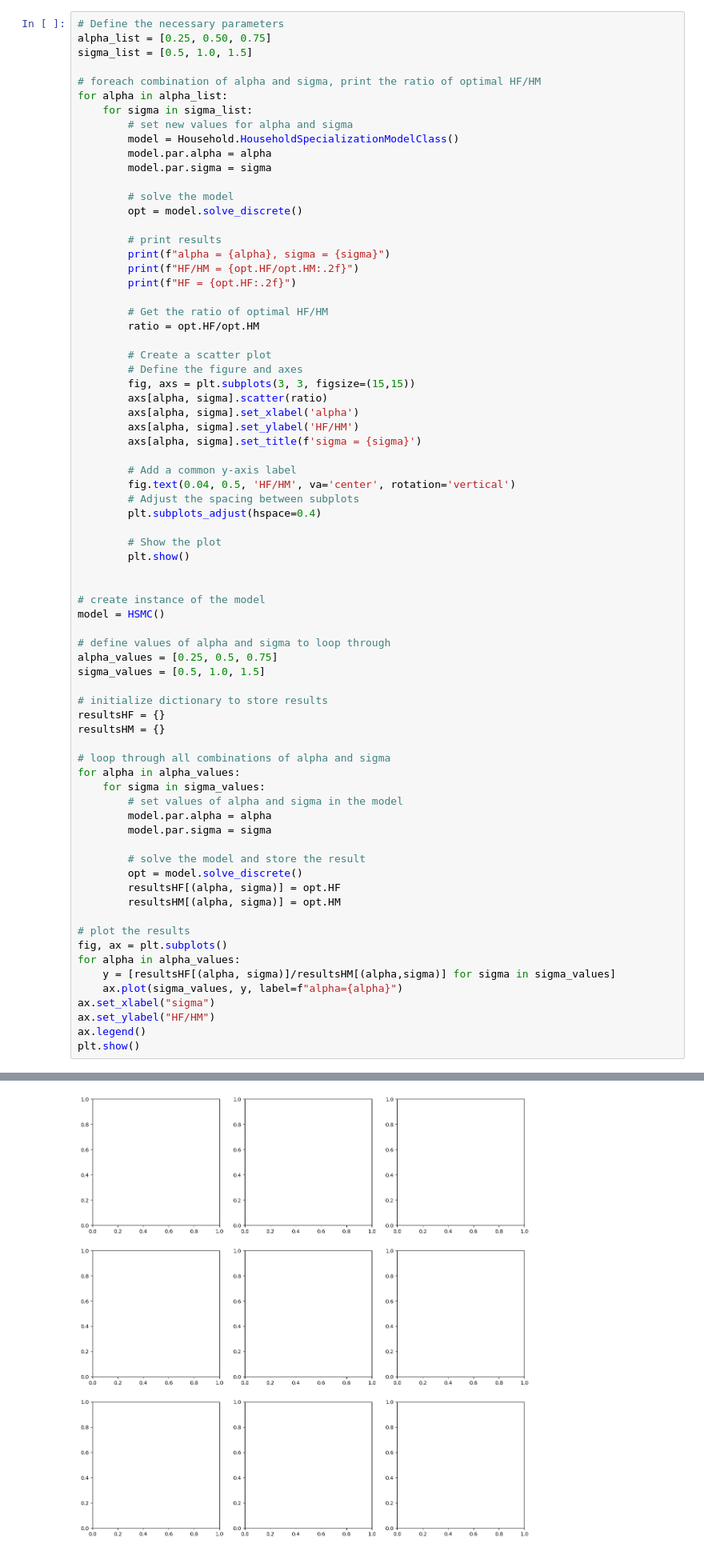
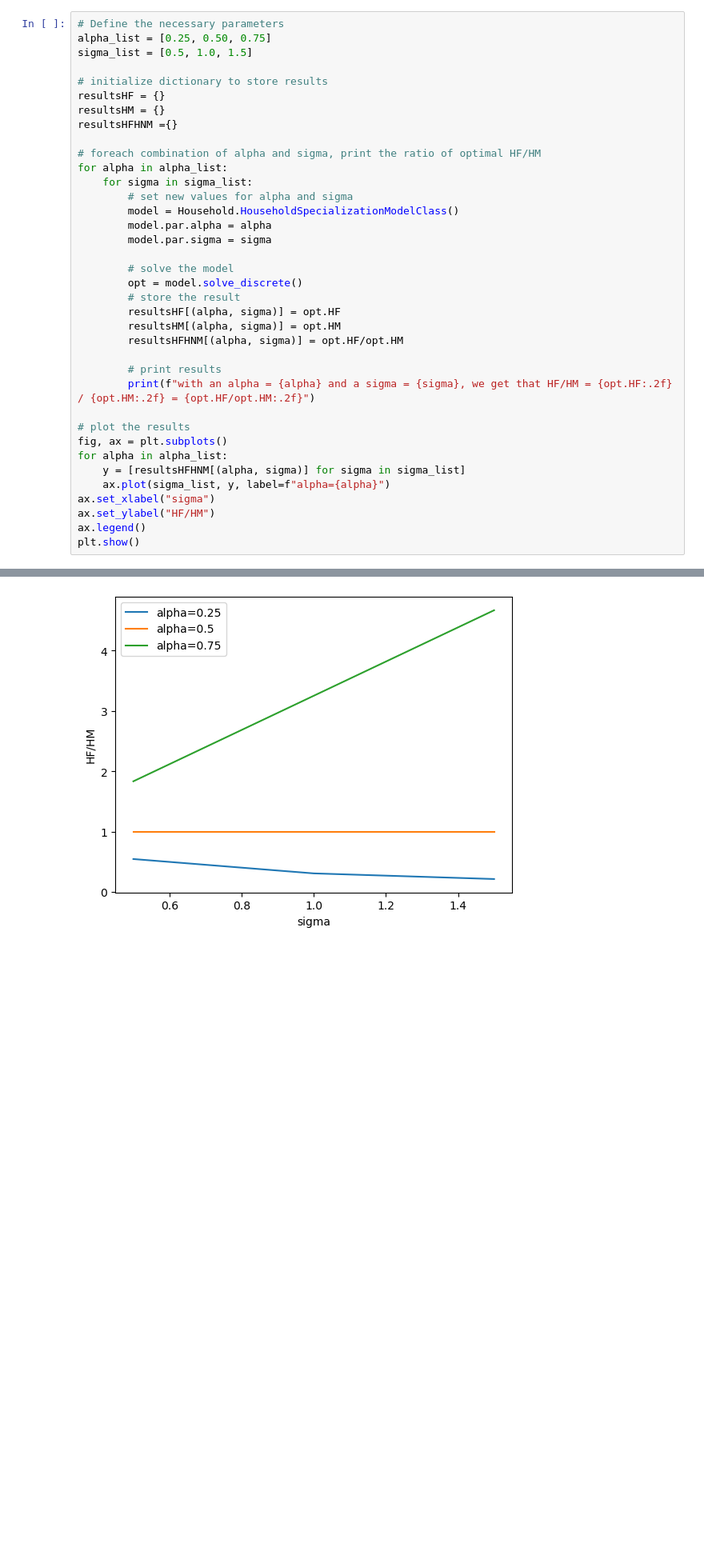
Before and after one commit to NumEconCopenhagen/projects-2023-agnete_louise_mathilde, a Jupyter notebook: inauguralproject/inauguralproject.ipynb, the cells around one changed output, grey strips where cells are left out. Shown at 80% size. Drawn from its saved outputs; the diff is of its cells as text; blank space fills up the shorter version.

```diff
--- a/inauguralproject/inauguralproject.ipynb
+++ b/inauguralproject/inauguralproject.ipynb
@@ -32,6 +34,11 @@ Here we illustrate how the relative hours worked by females at home compared to
 # Define the necessary parameters
 alpha_list = [0.25, 0.50, 0.75]
 sigma_list = [0.5, 1.0, 1.5]
+
+# initialize dictionary to store results
+resultsHF = {}
+resultsHM = {}
+resultsHFHNM ={}
 
 # foreach combination of alpha and sigma, print the ratio of optimal HF/HM
 for alpha in alpha_list:
@@ -43,60 +50,19 @@ for alpha in alpha_list:
 
         # solve the model
         opt = model.solve_discrete()
+        # store the result
+        resultsHF[(alpha, sigma)] = opt.HF
+        resultsHM[(alpha, sigma)] = opt.HM
+        resultsHFHNM[(alpha, sigma)] = opt.HF/opt.HM
 
         # print results
-        print(f"alpha = {alpha}, sigma = {sigma}")
-        print(f"HF/HM = {opt.HF/opt.HM:.2f}")
-        print(f"HF = {opt.HF:.2f}")
-
-        # Get the ratio of optimal HF/HM
-        ratio = opt.HF/opt.HM
-
-        # Create a scatter plot
-        # Define the figure and axes
-        fig, axs = plt.subplots(3, 3, figsize=(15,15))
-        axs[alpha, sigma].scatter(ratio)
-        axs[alpha, sigma].set_xlabel('alpha')
-        axs[alpha, sigma].set_ylabel('HF/HM')
-        axs[alpha, sigma].set_title(f'sigma = {sigma}')
-
-        # Add a common y-axis label
-        fig.text(0.04, 0.5, 'HF/HM', va='center', rotation='vertical')
-        # Adjust the spacing between subplots
-        plt.subplots_adjust(hspace=0.4)
-
-        # Show the plot
-        plt.show()
-
-
-# create instance of the model
-model = HSMC()
-
-# define values of alpha and sigma to loop through
-alpha_values = [0.25, 0.5, 0.75]
-sigma_values = [0.5, 1.0, 1.5]
-
-# initialize dictionary to store results
-resultsHF = {}
-resultsHM = {}
-
-# loop through all combinations of alpha and sigma
-for alpha in alpha_values:
-    for sigma in sigma_values:
-        # set values of alpha and sigma in the model
-        model.par.alpha = alpha
-        model.par.sigma = sigma
-
-        # solve the model and store the result
-        opt = model.solve_discrete()
-        resultsHF[(alpha, sigma)] = opt.HF
-        resultsHM[(alpha, sigma)] = opt.HM
+        print(f"with an alpha = {alpha} and a sigma = {sigma}, we get that HF/HM = {opt.HF:.2f} / {opt.HM:.2f} = {opt.HF/opt.HM:.2f}")
 
 # plot the results
 fig, ax = plt.subplots()
-for alpha in alpha_values:
-    y = [resultsHF[(alpha, sigma)]/resultsHM[(alpha,sigma)] for sigma in sigma_values]
-    ax.plot(sigma_values, y, label=f"alpha={alpha}")
+for alpha in alpha_list:
+    y = [resultsHFHNM[(alpha, sigma)] for sigma in sigma_list]
+    ax.plot(sigma_list, y, label=f"alpha={alpha}")
 ax.set_xlabel("sigma")
 ax.set_ylabel("HF/HM")
 ax.legend()
@@ -109 +80 @@ IndexError: only integers, slices (`:`), ellipsis (`...`), numpy.newaxis (`None`
-[figure, old version]
+[figure, new version]
```
Also changed, not shown: parts of 6 cells of this notebook.
